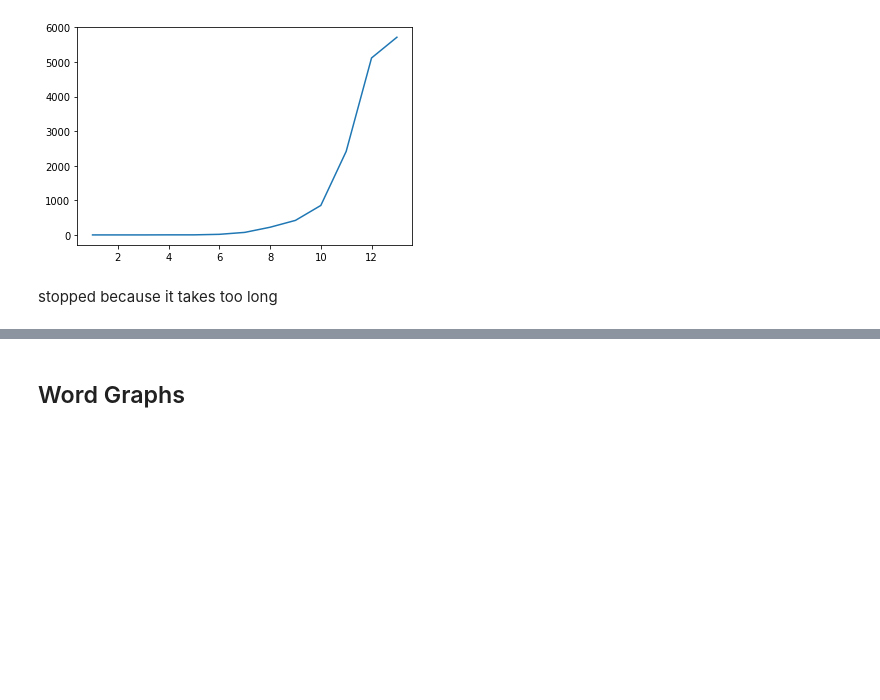
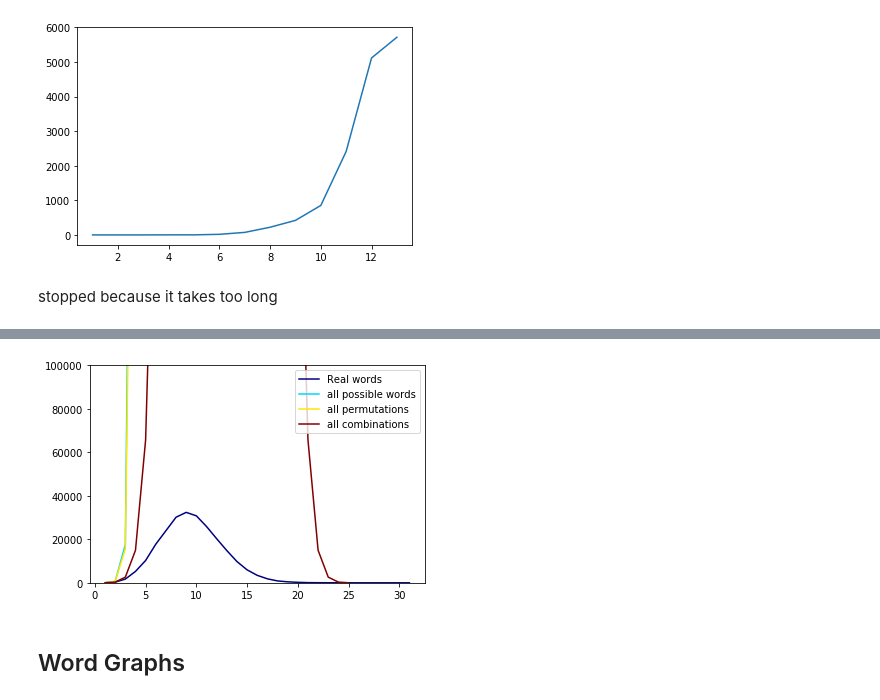
Before and after one commit to bfbarry/Computational_Linguistics, a Jupyter notebook: Lexicographic_Combinatorial_Explosion.ipynb, the cells around one changed output, grey strips where cells are left out. Cells and saved outputs as stored; diff of their text form; code cells hidden in the pictures; blank space fills up the shorter version.

```diff
--- a/Lexicographic_Combinatorial_Explosion.ipynb
+++ b/Lexicographic_Combinatorial_Explosion.ipynb
@@ -199,3 +242,27 @@ avg_scaling_dist(manywords, 8)
+# %%
+num_words_at_size = [len(real_words_size_n(manywords, i)) for i in range(1,32)] #the longest word is 31 char long
+combination = lambda n,k: math.factorial(n) / (math.factorial(k) * math.factorial(n-k))
+permutation = lambda n,k: math.factorial(n) / math.factorial(n-k)
+
+num_words_combo = [combination(26,k) for k in range(1,26)]
+num_words_perm = [permutation(26,k) for k in range(1,26)]
+num_words_all = [26**k for k in range(1,32)]
+# %%
+def size_plots_compared(ylim):
+    plt.rcParams["axes.prop_cycle"] = plt.cycler("color", plt.cm.jet(np.linspace(0,1,4)))
+    plt.figure()
+    plt.ylim(top=ylim)
+    plt.plot(range(1,32), num_words_at_size, label = 'Real words')
+    plt.plot(range(1,32), num_words_all, label = 'all possible words')
+    plt.plot(range(1,26), num_words_perm, label = 'all permutations')
+    plt.plot(range(1,26), num_words_combo, label = 'all combinations')
+
+    plt.legend()
+    plt.show()
+
+size_plots_compared(1e5)
+# %% [output]
+[figure, added]
 # %% [markdown]
 ## Word Graphs
 # %%
```
Also changed, not shown: parts of 3 cells of this notebook.
